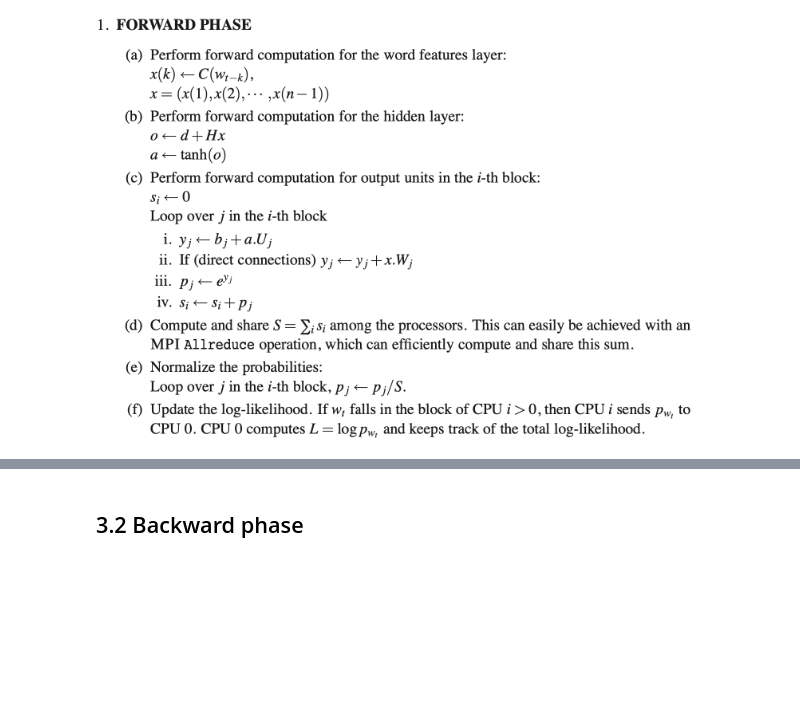
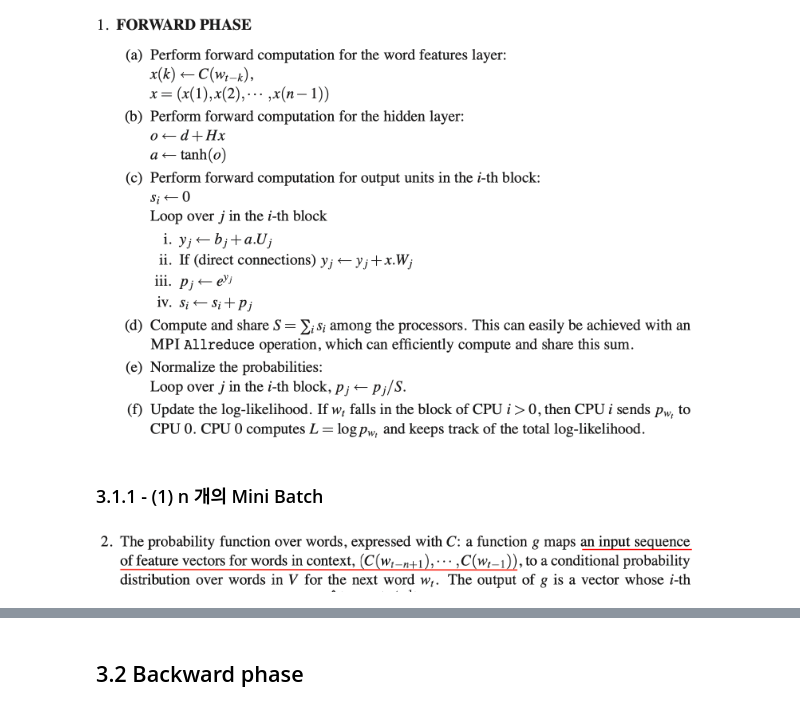
Before and after one commit to musicjae/NLP, a Jupyter notebook: NPLM(2003).ipynb, the cells around one changed output, grey strips where cells are left out. Drawn from its saved outputs; the diff is of its cells as text; code cells hidden in the pictures; blank space fills up the shorter version.

```diff
--- a/NPLM(2003).ipynb
+++ b/NPLM(2003).ipynb
@@ -228,0 +305,6 @@ Image('n3.png',width=600)
+# %% [markdown]
+### 3.1.1 - (1) n 개의 Mini Batch
+# %%
+Image('nnlm4.png',width=600)
+# %% [output]
+[figure, added]
```
Also changed, not shown: parts of 19 cells of this notebook.
